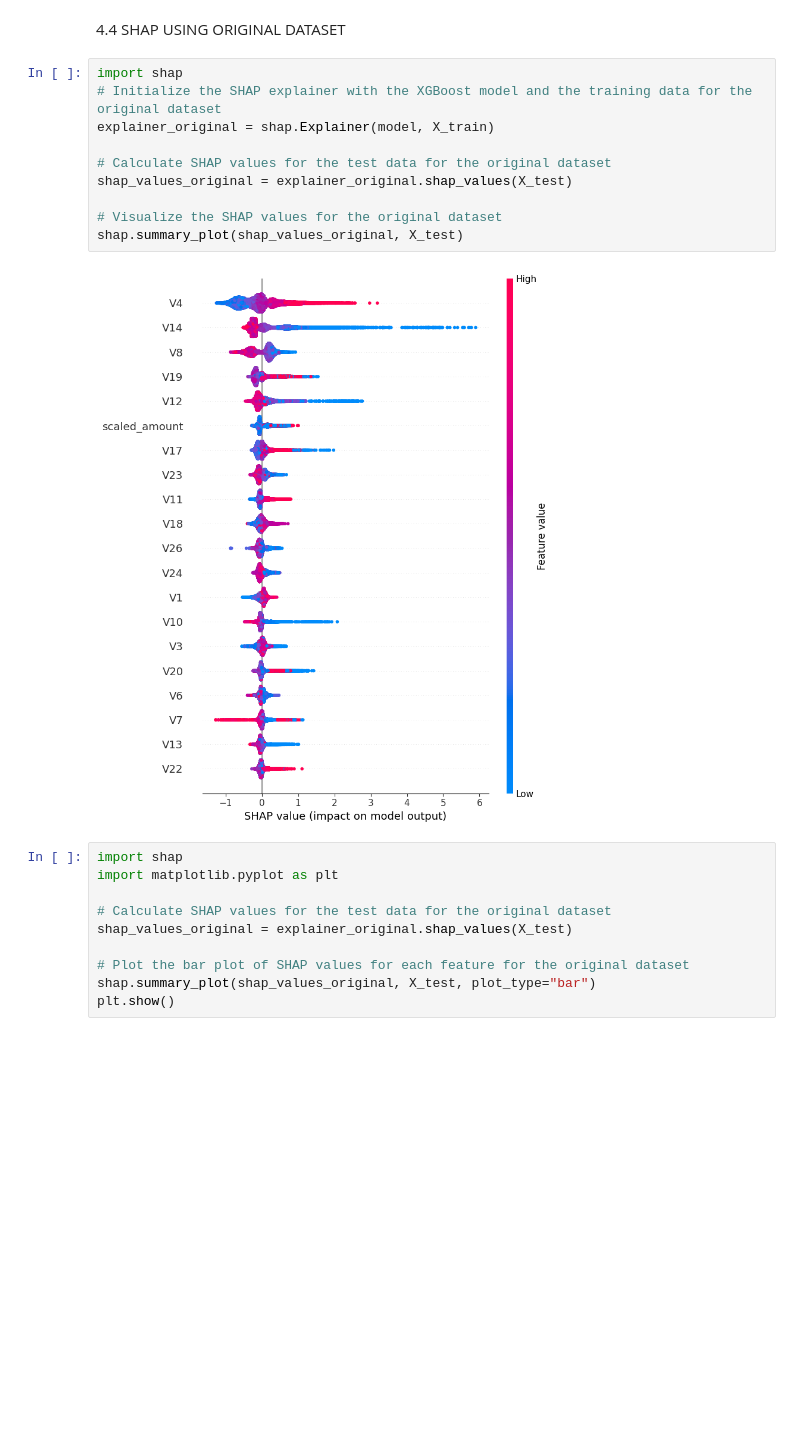
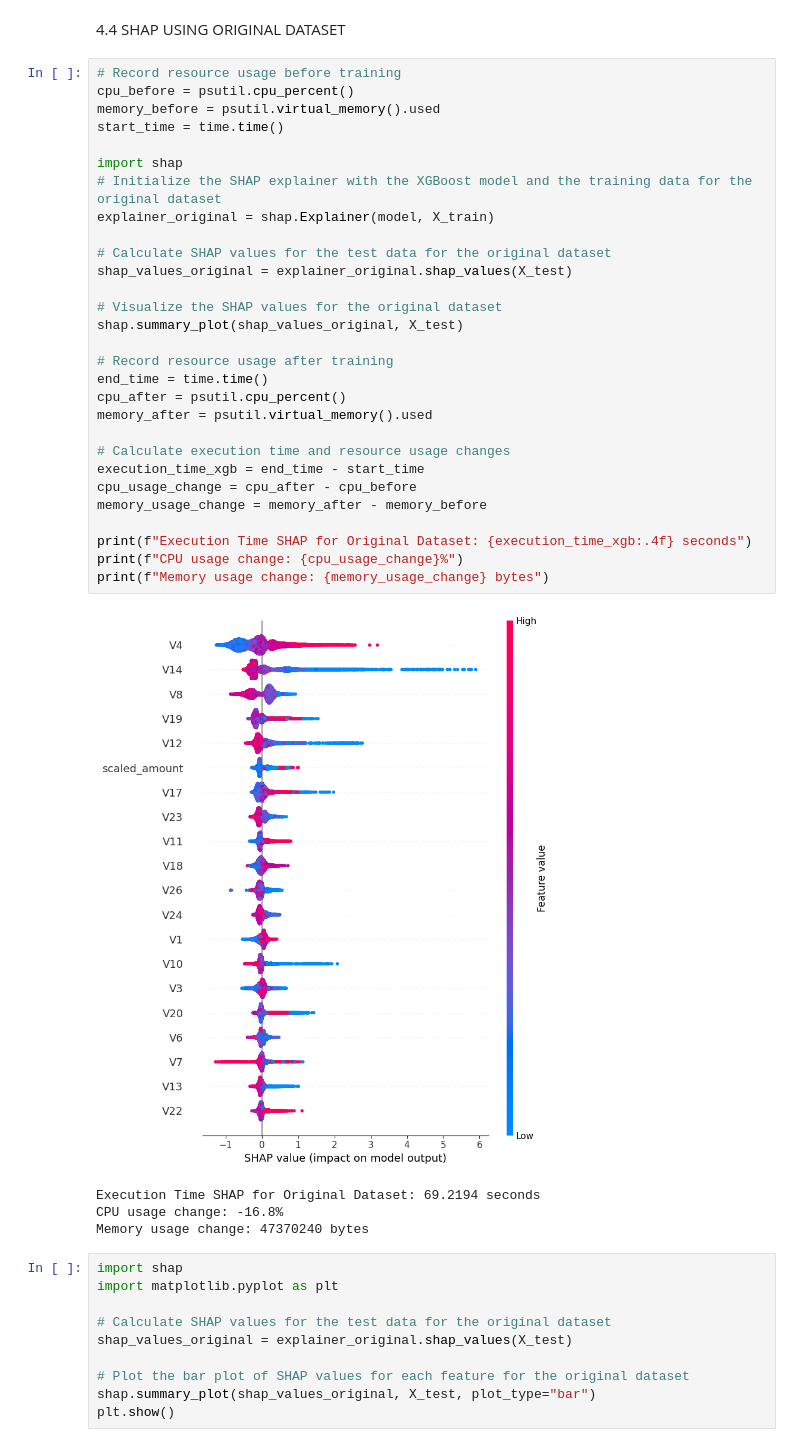
Before and after one commit to hanimsofiah/CreditCardFraudDetection, a Jupyter notebook: development/xgboost/XGBOOST_SHAP.ipynb, the cells around one changed output. Cells and saved outputs as stored; diff of their text form; blank space fills up the shorter version.

Commit message:
update memory consumption

```diff
--- a/development/xgboost/XGBOOST_SHAP.ipynb
+++ b/development/xgboost/XGBOOST_SHAP.ipynb
@@ -772,17 +842,39 @@ Requirement already satisfied: six>=1.5 in c:\users\heroa\appdata\local\packages
 # %% [markdown]
 4.4 SHAP USING ORIGINAL DATASET
 # %%
+# Record resource usage before training
+cpu_before = psutil.cpu_percent()
+memory_before = psutil.virtual_memory().used
+start_time = time.time()
+
 import shap
 # Initialize the SHAP explainer with the XGBoost model and the training data for the original dataset
 explainer_original = shap.Explainer(model, X_train)
 
 # Calculate SHAP values for the test data for the original dataset
 shap_values_original = explainer_original.shap_values(X_test)
 
 # Visualize the SHAP values for the original dataset
 shap.summary_plot(shap_values_original, X_test)
+
+# Record resource usage after training
+end_time = time.time()
+cpu_after = psutil.cpu_percent()
+memory_after = psutil.virtual_memory().used
+
+# Calculate execution time and resource usage changes
+execution_time_xgb = end_time - start_time
+cpu_usage_change = cpu_after - cpu_before
+memory_usage_change = memory_after - memory_before
+
+print(f"Execution Time SHAP for Original Dataset: {execution_time_xgb:.4f} seconds")
+print(f"CPU usage change: {cpu_usage_change}%")
+print(f"Memory usage change: {memory_usage_change} bytes")
 # %% [output]
-[figure, old version]
+[figure, new version]
+Execution Time SHAP for Original Dataset: 69.2194 seconds
+CPU usage change: -16.8%
+Memory usage change: 47370240 bytes
 # %%
 import shap
 import matplotlib.pyplot as plt
```
Also changed, not shown: parts of 10 cells of this notebook.
